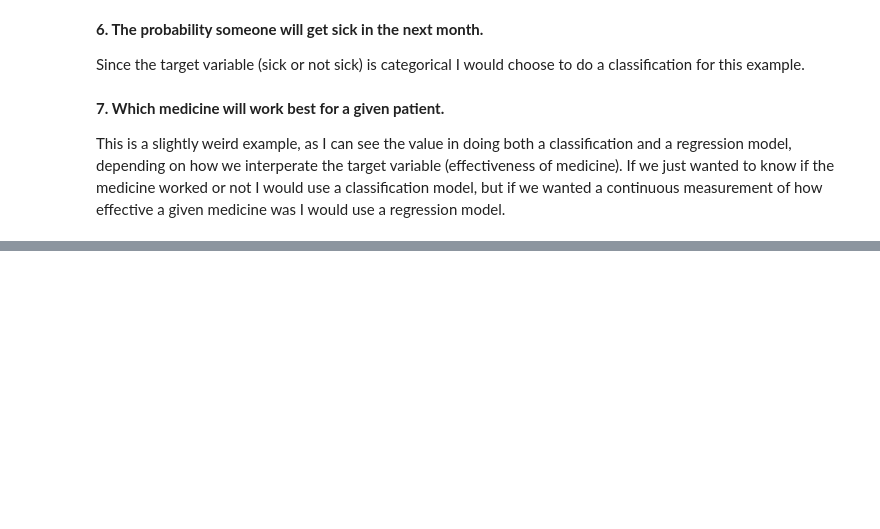
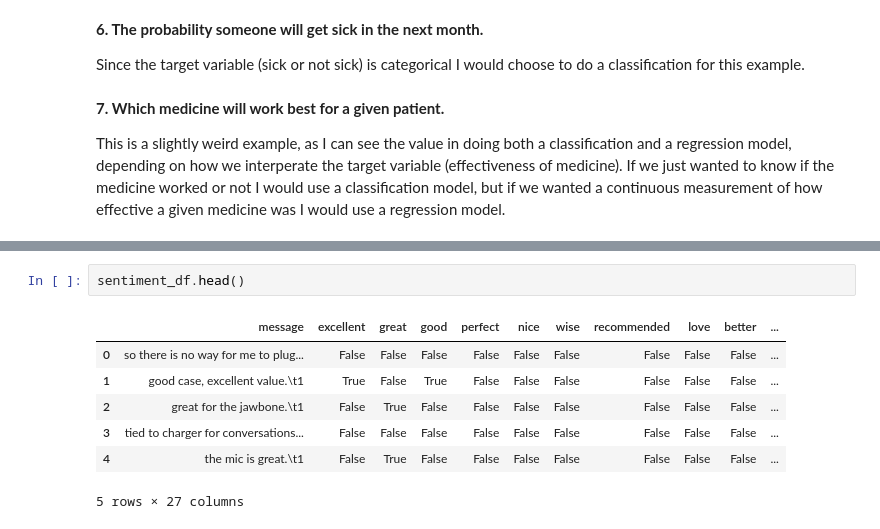
Before and after one commit to SteeleAlloy/thinkful_assignments, a Jupyter notebook: sl_solving_classification_problems.ipynb, the cells around one changed output, grey strips where cells are left out. Drawn from its saved outputs; the diff is of its cells as text; blank space fills up the shorter version.

```diff
--- a/sl_solving_classification_problems.ipynb
+++ b/sl_solving_classification_problems.ipynb
@@ -33,0 +157,10 @@ This is a slightly weird example, as I can see the value in doing both a classif
+# %%
+sentiment_df.head()
+# %% [output]
+|  | message | excellent | great | good | perfect | nice | wise | recommended | love | better | ... |
+| 0 | so there is no way for me to plug... | False | False | False | False | False | False | False | False | False | ... |
+| 1 | good case, excellent value.\t1 | True | False | True | False | False | False | False | False | False | ... |
+| 2 | great for the jawbone.\t1 | False | True | False | False | False | False | False | False | False | ... |
+| 3 | tied to charger for conversations... | False | False | False | False | False | False | False | False | False | ... |
+| 4 | the mic is great.\t1 | False | True | False | False | False | False | False | False | False | ... |
+5 rows × 27 columns
```
Also changed, not shown: parts of 51 cells of this notebook.
